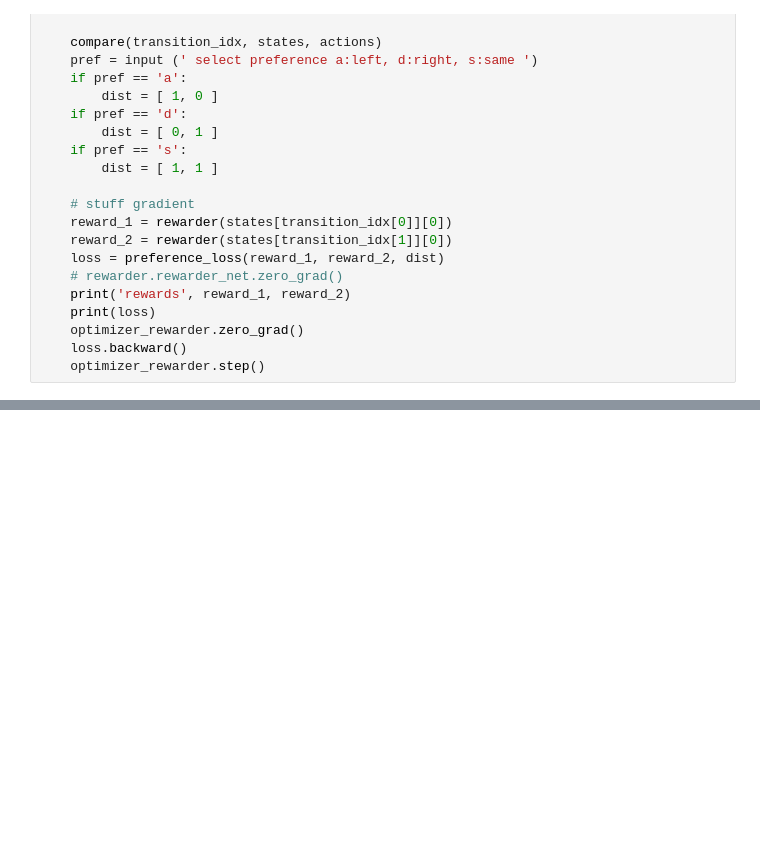
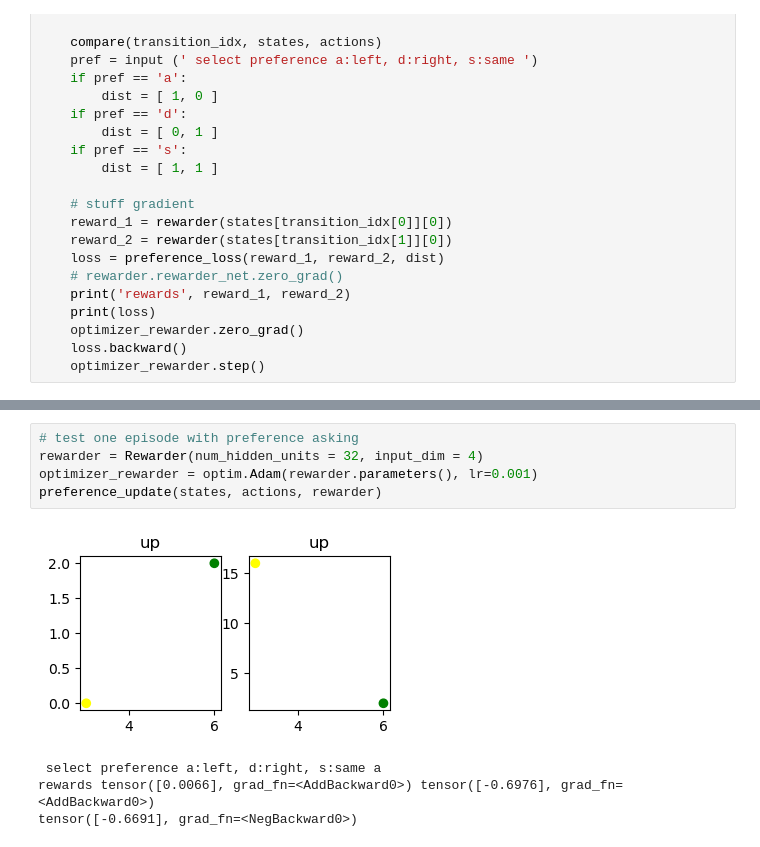
Before and after one commit to xav-nal/Deep-Reinforcement-Learning-from-Human-preferences, a Jupyter notebook: training.ipynb, the cells around one changed output, grey strips where cells are left out. Drawn from its saved outputs; the diff is of its cells as text; blank space fills up the shorter version.

```diff
--- a/training.ipynb
+++ b/training.ipynb
@@ -288,0 +251,10 @@ tensor([-0.6072], grad_fn=<NegBackward0>)
+# %%
+# test one episode with preference asking
+rewarder = Rewarder(num_hidden_units = 32, input_dim = 4)
+optimizer_rewarder = optim.Adam(rewarder.parameters(), lr=0.001)
+preference_update(states, actions, rewarder)
+# %% [output]
+[figure, added]
+ select preference a:left, d:right, s:same a
+rewards tensor([0.0066], grad_fn=<AddBackward0>) tensor([-0.6976], grad_fn=<AddBackward0>)
+tensor([-0.6691], grad_fn=<NegBackward0>)
```
Also changed, not shown: parts of 11 cells of this notebook.
